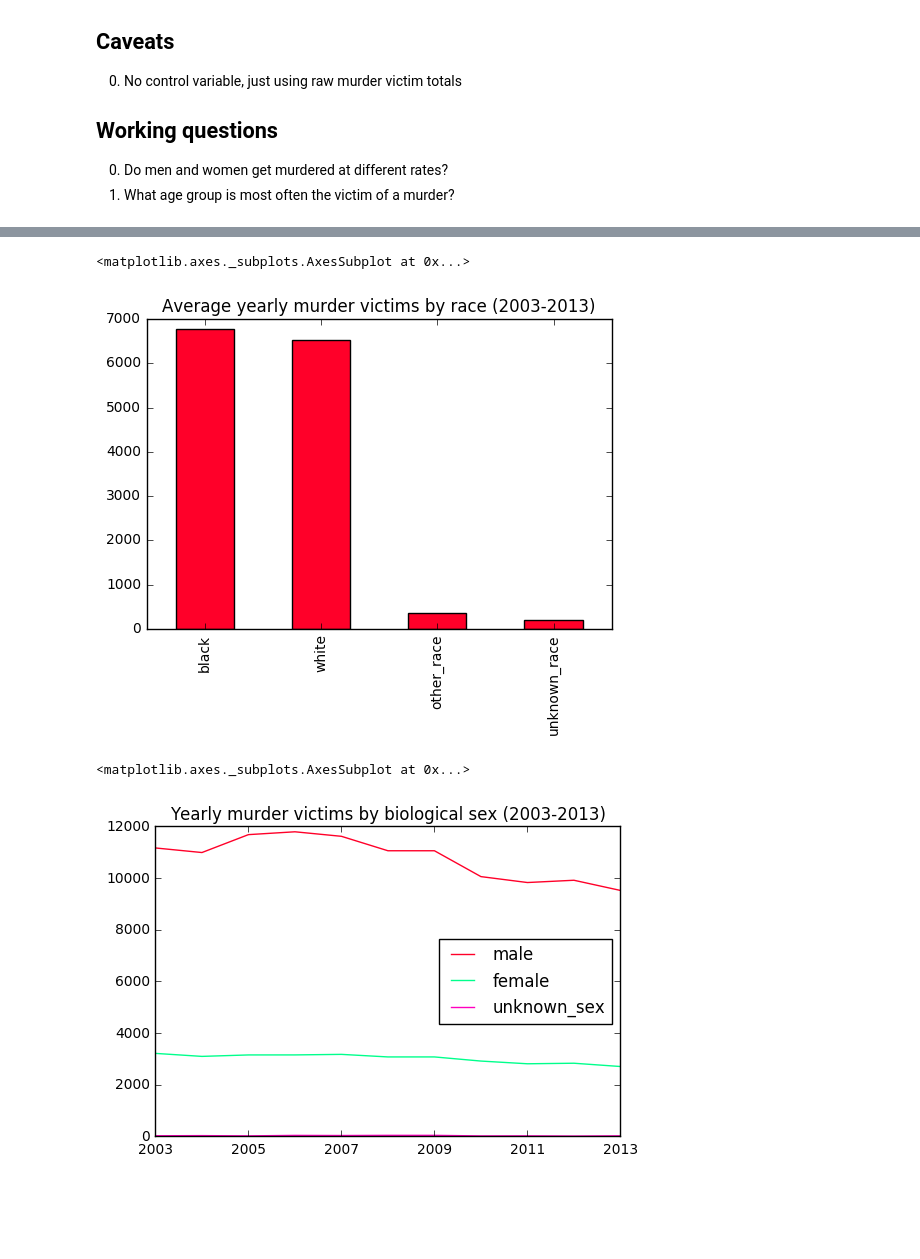
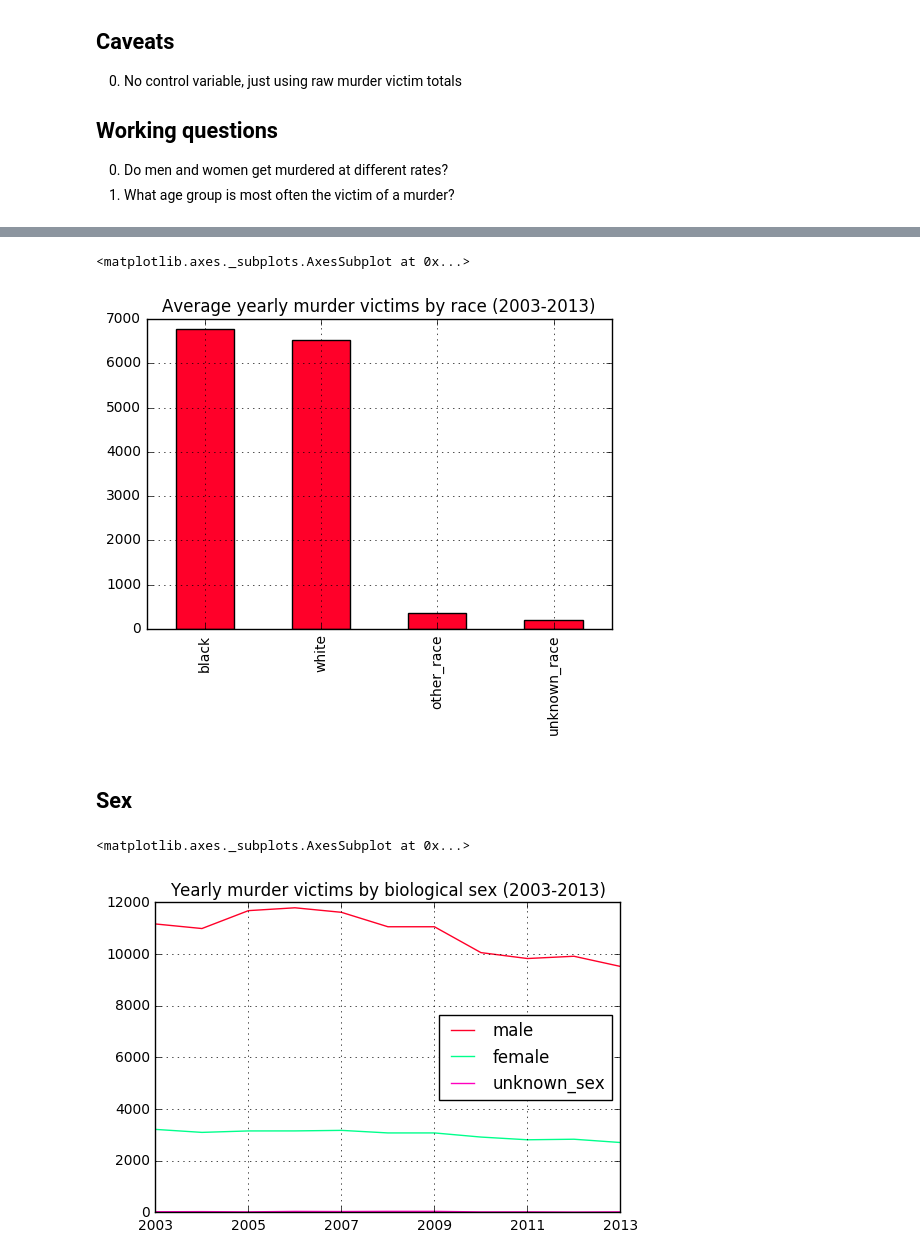
Before and after one commit to jeremiak/fbi-crime-data-explore, a Jupyter notebook: who_gets_killed.ipynb, the cells around one changed output, grey strips where cells are left out. Drawn from its saved outputs; the diff is of its cells as text; code cells hidden in the pictures; blank space fills up the shorter version.

```diff
--- a/who_gets_killed.ipynb
+++ b/who_gets_killed.ipynb
@@ -83,10 +92,12 @@ race.plot(colormap='gist_rainbow', title='Yearly murder victims by race (2003-20
 # %%
-race.mean().plot(colormap='gist_rainbow', kind='bar', title='Average yearly murder victims by race (2003-2013)')
+race.mean().plot(colormap='gist_rainbow', grid=True, kind='bar', title='Average yearly murder victims by race (2003-2013)')
 # %% [output]
 <matplotlib.axes._subplots.AxesSubplot at 0x...>
-[figure, old version]
+[figure, new version]
+# %% [markdown]
+## Sex
 # %%
-sex.plot(colormap='gist_rainbow', title='Yearly murder victims by biological sex (2003-2013)')
+sex.plot(colormap='gist_rainbow', grid=True, title='Yearly murder victims by biological sex (2003-2013)')
 # %% [output]
 <matplotlib.axes._subplots.AxesSubplot at 0x...>
-[figure, old version]
+[figure, new version]
```
Also changed, not shown: parts of 8 cells of this notebook.
